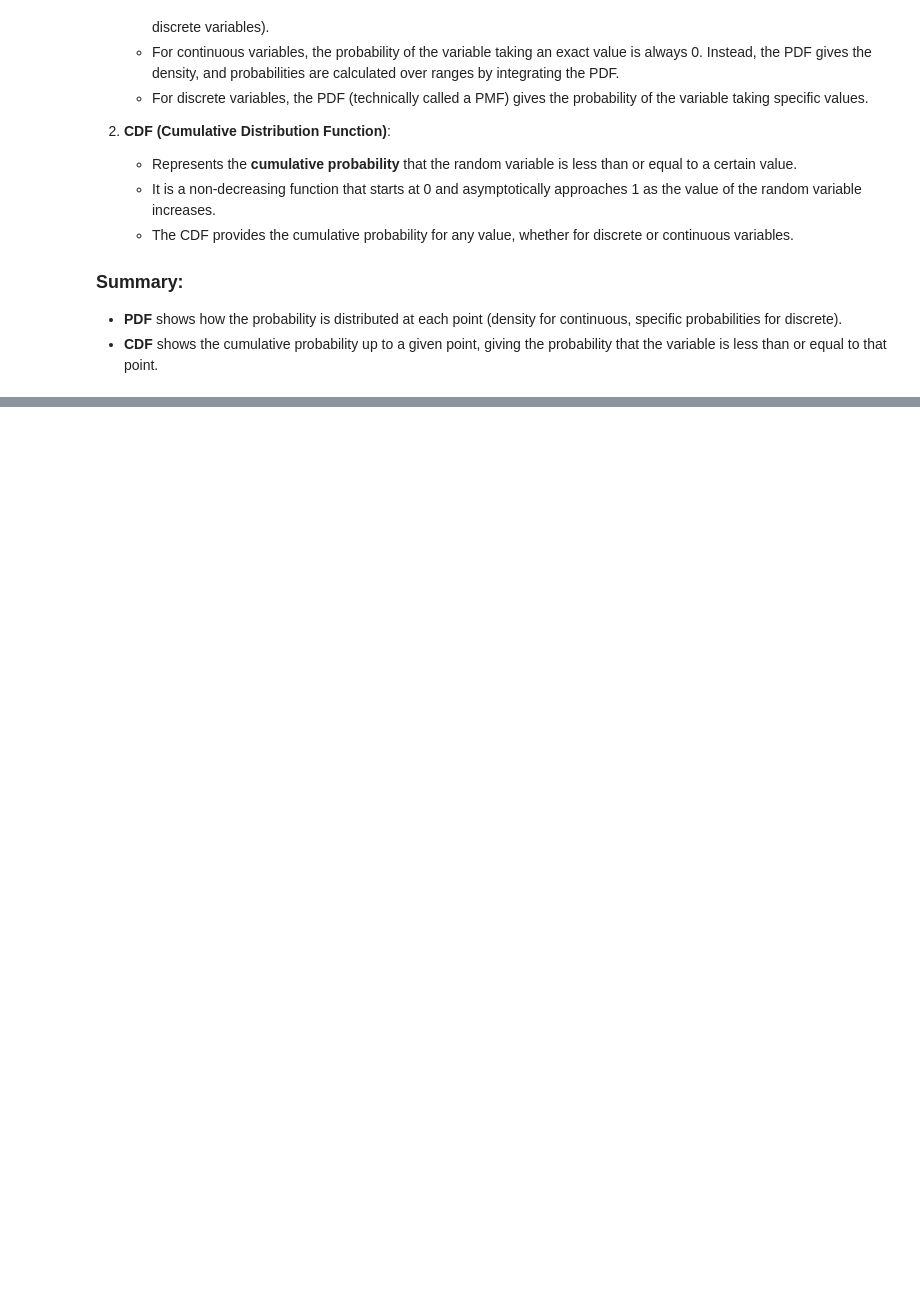
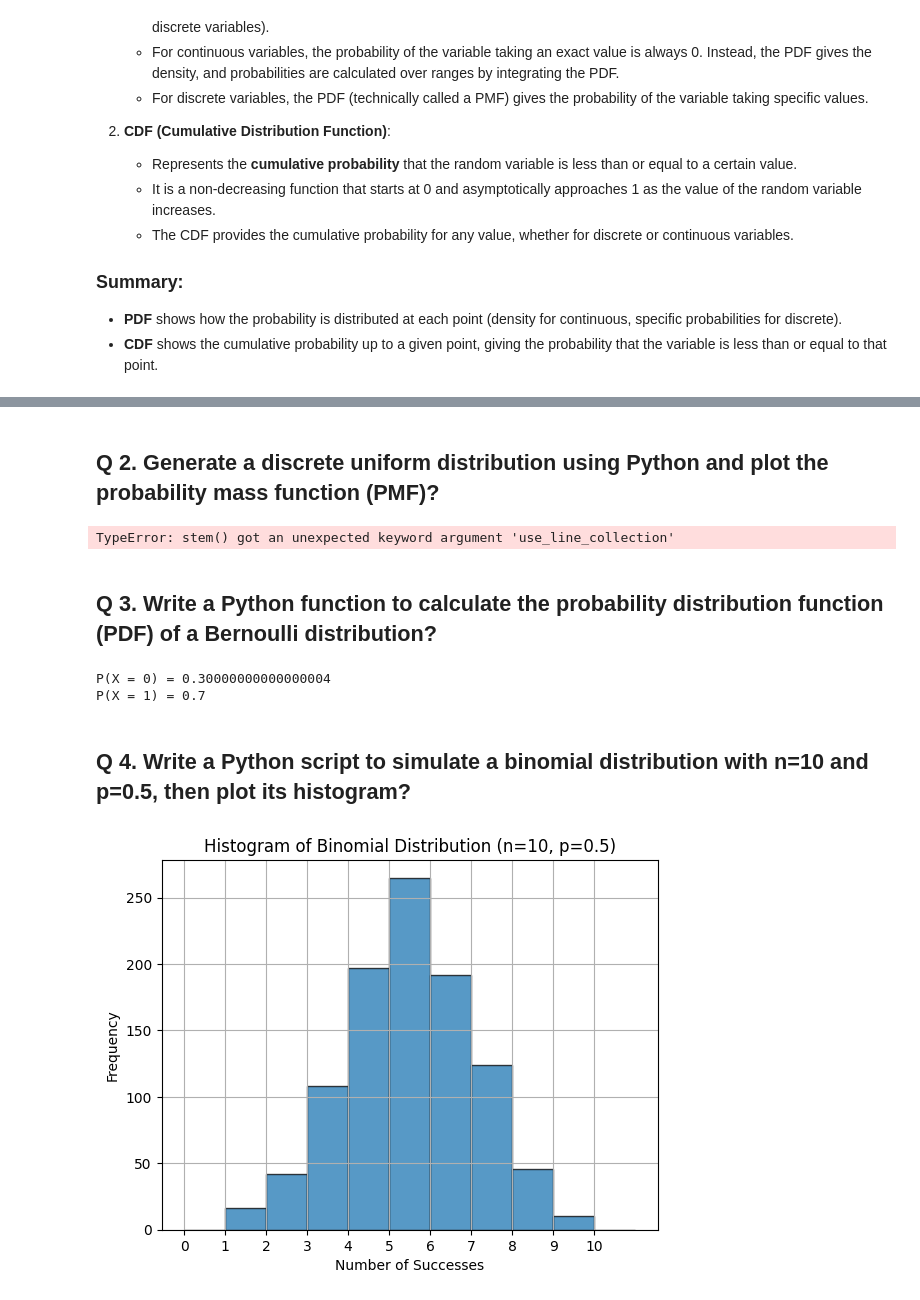
Before and after one commit to Rashmiacekiper/Assignment-1, a Jupyter notebook: Statistics_Advance1_Assignment.ipynb, the cells around one changed output, grey strips where cells are left out. Saved outputs shown, nothing was run; the diff lists cells and outputs as text; code cells hidden in the pictures; blank space fills up the shorter version.

```diff
--- a/Statistics_Advance1_Assignment.ipynb
+++ b/Statistics_Advance1_Assignment.ipynb
@@ -62,0 +434,75 @@ Ans- The key difference between a **Cumulative Distribution Function (CDF)** and
+# %% [markdown]
+## Q 2. Generate a discrete uniform distribution using Python and plot the probability mass function (PMF)?
+# %%
+import numpy as np
+import matplotlib.pyplot as plt
+
+# Parameters for the discrete uniform distribution
+a = 1  # lower bound
+b = 6  # upper bound
+
+# Generate a list of outcomes (discrete values)
+outcomes = np.arange(a, b+1)
+
+# Since it's a uniform distribution, each outcome has the same probability
+probabilities = np.full_like(outcomes, 1/(b-a+1), dtype=float)
+
+# Plotting the PMF
+plt.stem(outcomes, probabilities, basefmt=" ", use_line_collection=True)
+plt.title("Probability Mass Function (PMF) of Discrete Uniform Distribution")
+plt.xlabel("Outcome")
+plt.ylabel("Probability")
+plt.xticks(outcomes)
+plt.ylim(0, 1)
+plt.grid(True)
+plt.show()
+# %% [output]
+TypeError: stem() got an unexpected keyword argument 'use_line_collection'
+# %% [markdown]
+## Q 3. Write a Python function to calculate the probability distribution function (PDF) of a Bernoulli distribution?
+# %%
+def bernoulli_pdf(x, p):
+    # Check if x is either 0 or 1 (valid for Bernoulli)
+    if x not in [0, 1]:
+        raise ValueError("x must be either 0 or 1.")
+
+    # Return the probability based on the Bernoulli distribution formula
+    if x == 1:
+        return p
+    else:
+        return 1 - p
+
+# Example usage:
+p = 0.7  # Probability of success
+x_values = [0, 1]  # Possible outcomes
+
+# Calculate and display the PDF for each possible outcome
+for x in x_values:
+    print(f"P(X = {x}) = {bernoulli_pdf(x, p)}")
+# %% [output]
+P(X = 0) = 0.30000000000000004
+P(X = 1) = 0.7
+# %% [markdown]
+## Q 4. Write a Python script to simulate a binomial distribution with n=10 and p=0.5, then plot its histogram?
+# %%
+import numpy as np
+import matplotlib.pyplot as plt
+
+# Parameters for the binomial distribution
+n = 10  # number of trials
+p = 0.5  # probability of success
+
+# Simulate 1000 binomial random variables with n=10 and p=0.5
+num_simulations = 1000
+binomial_samples = np.random.binomial(n, p, num_simulations)
+
+# Plot the histogram of the binomial distribution
+plt.hist(binomial_samples, bins=range(n+2), edgecolor='black', alpha=0.75)
+plt.title(f"Histogram of Binomial Distribution (n={n}, p={p})")
+plt.xlabel("Number of Successes")
+plt.ylabel("Frequency")
+plt.xticks(range(n+1))  # Show integer values on the x-axis
+plt.grid(True)
+plt.show()
+# %% [output]
+[figure, added]
```
Also changed, not shown: parts of 43 cells of this notebook.
